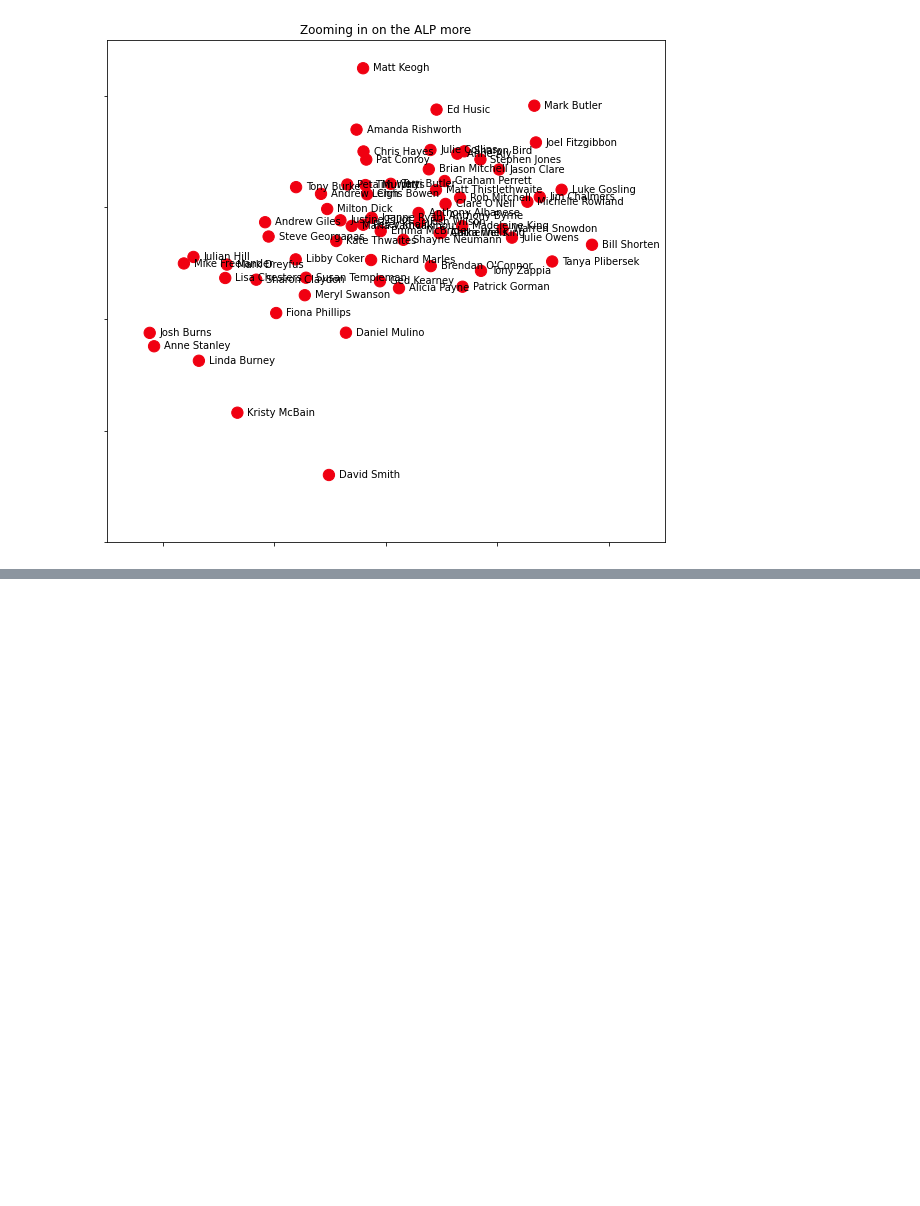
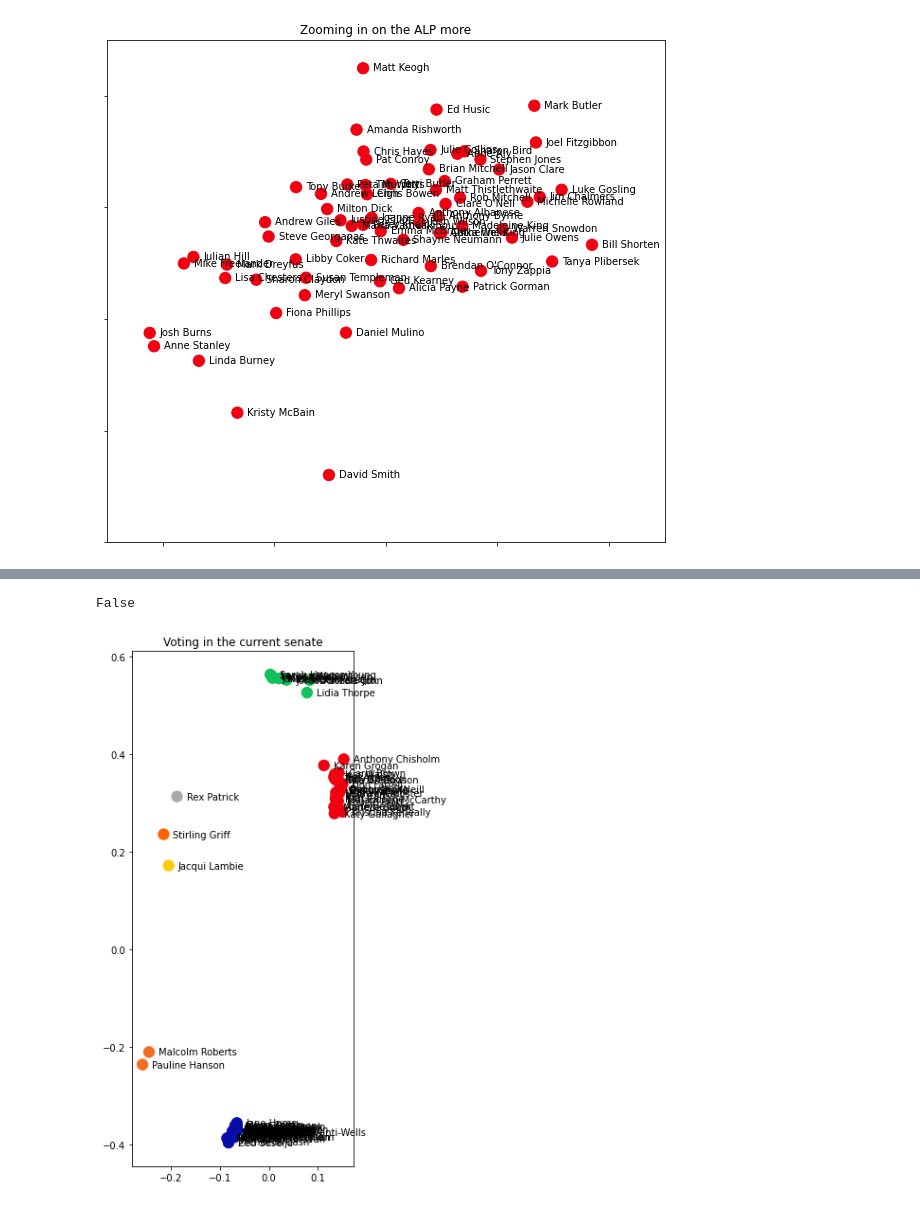
Before and after one commit to openaustralia/visualise-votes-mds, a Jupyter notebook: notebook.ipynb, the cells around one changed output, grey strips where cells are left out. Saved outputs shown, nothing was run; the diff lists cells and outputs as text; code cells hidden in the pictures; blank space fills up the shorter version.

```diff
--- a/notebook.ipynb
+++ b/notebook.ipynb
@@ -194,0 +259,7 @@ plot_zoomed(0.463, 0.473, 0.218, 0.227, title="Zooming in on the ALP more")
+# %%
+
+
+distances = _deepnote_execute_sql("""SELECT *
+FROM '/work/senate_distances.csv' WHERE person1_id NOT IN (10515, 10966) AND person2_id NOT IN (10515, 10966) ORDER BY person1_id, person2_id;
+""", 'SQL_DEEPNOTE_DATAFRAME_SQL')
+distances
@@ -194,0 +282,7 @@ plot_zoomed(0.463, 0.473, 0.218, 0.227, title="Zooming in on the ALP more")
+# %%
+
+
+people = _deepnote_execute_sql("""SELECT *
+FROM '/work/senate_people.csv' WHERE id NOT IN (10515, 10966) ORDER by id
+""", 'SQL_DEEPNOTE_DATAFRAME_SQL')
+people
@@ -194,0 +303,39 @@ plot_zoomed(0.463, 0.473, 0.218, 0.227, title="Zooming in on the ALP more")
+# %%
+people["party"] = people["party"].map(tvfy_party_convert)
+# %%
+df = distances.pivot(index='person1_id', columns='person2_id', values='distance_b')
+df.isnull().values.any()
+# %% [output]
+False
+# %%
+x, y = calculate_mds(distances)
+# %%
+colours = list(map(party_to_colour, people["party"]))
+
+fig, ax = plt.subplots(figsize=(10, 10))
+# plt.xticks(visible=False)
+# plt.yticks(visible=False)
+plt.scatter(x, y, c=colours, s=128)
+
+for i, txt in enumerate(people["name"]):
+    ax.annotate(txt, (x[i], y[i]), xytext=(10,-3), textcoords="offset pixels")
+
+def label(ax, name):
+    i = list(people["name"]).index(name)
+    ax.annotate(name, (x[i], y[i]), xytext=(10,-3), textcoords="offset pixels")
+
+# Just label ones that are not just in a big clump
+# label(ax, "Adam Bandt")
+# label(ax, "Bob Katter")
+# label(ax, "Andrew Wilkie")
+# label(ax, "Helen Haines")
+# label(ax, "Rebekha Sharkie")
+# label(ax, "Zali Steggall")
+# label(ax, "Bridget Archer")
+# label(ax, "Craig Kelly")
+
+plt.title('Voting in the current senate')
+plt.gca().set_aspect('equal', adjustable='box')
+plt.show()
+# %% [output]
+[figure, added]
```
Also changed, not shown: parts of 31 cells of this notebook.
